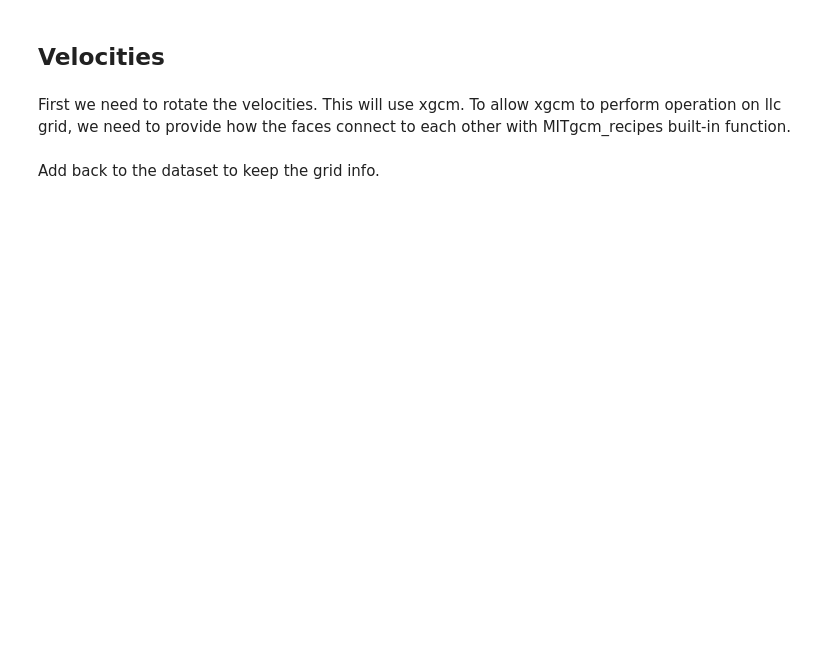
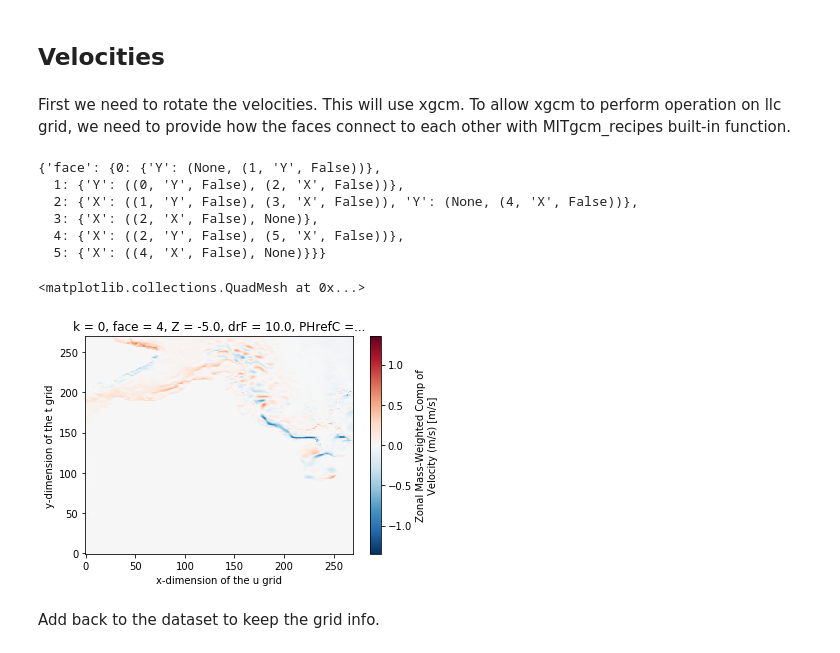
Before and after one commit to raphaeldussin/MITgcm-recipes, a Jupyter notebook: examples/Plotting_ASTE.ipynb, the cells around one changed output. Cells and saved outputs as stored; diff of their text form; code cells hidden in the pictures; blank space fills up the shorter version.

```diff
--- a/examples/Plotting_ASTE.ipynb
+++ b/examples/Plotting_ASTE.ipynb
@@ -47,6 +84,20 @@ fig = MITgcm_recipes.plot_ASTE_pyresample(sst_2004_12,
 First we need to rotate the velocities. This will use xgcm. To allow xgcm to perform operation on llc grid, we need to provide how the faces connect to each other with MITgcm_recipes built-in function.
 # %%
 face_connections = MITgcm_recipes.utils.define_faces_connection_ASTE()
+# %%
+face_connections
+# %% [output]
+{'face': {0: {'Y': (None, (1, 'Y', False))},
+  1: {'Y': ((0, 'Y', False), (2, 'X', False))},
+  2: {'X': ((1, 'Y', False), (3, 'X', False)), 'Y': (None, (4, 'X', False))},
+  3: {'X': ((2, 'X', False), None)},
+  4: {'X': ((2, 'Y', False), (5, 'X', False))},
+  5: {'X': ((4, 'X', False), None)}}}
+# %%
+ds_aste.sel(k=0, time='2002-12', face=4)['UVELMASS'].plot()
+# %% [output]
+<matplotlib.collections.QuadMesh at 0x...>
+[figure, added]
 # %%
 u1 = ds_aste['UVELMASS'].sel(k=0, time='2004-12')
 v1 = ds_aste['VVELMASS'].sel(k=0, time='2004-12')
```
Also changed, not shown: parts of 11 cells of this notebook, 2 other files.
